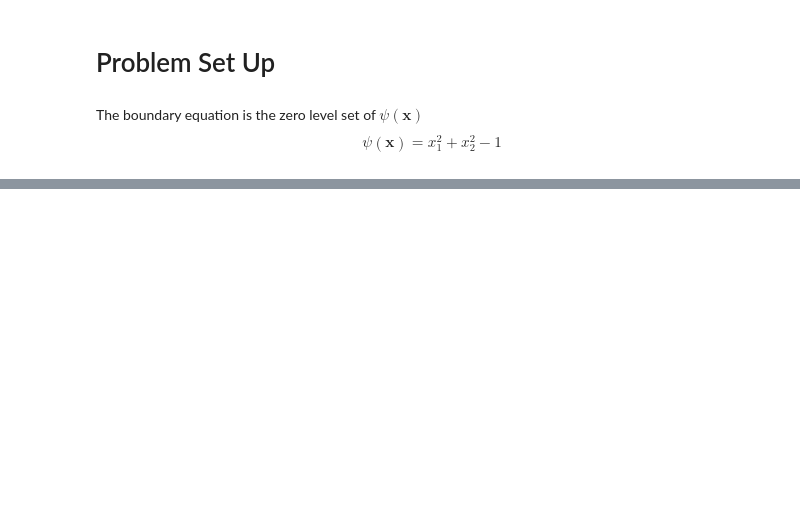
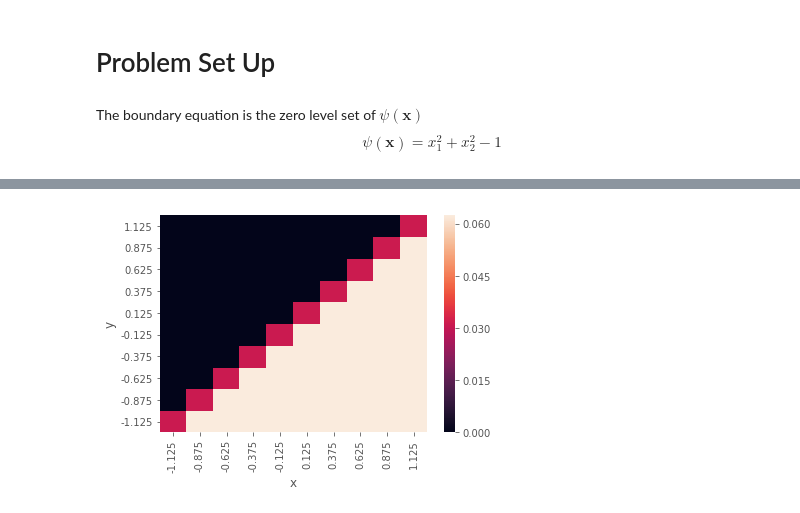
Before and after one commit to marissachanlatte/EmbeddedBoundary, a Jupyter notebook: 2DEmbeddedBoundary.ipynb, the cells around one changed output, grey strips where cells are left out. Drawn from its saved outputs; the diff is of its cells as text; code cells hidden in the pictures; blank space fills up the shorter version.

```diff
--- a/2DEmbeddedBoundary.ipynb
+++ b/2DEmbeddedBoundary.ipynb
@@ -255,0 +388,25 @@ volume_moments[0, 0, 12]
+# %%
+# Cell Centers
+h = .25
+a = -1.125
+b = 1.125
+x = np.linspace(a, b, 10)
+y = np.linspace(a, b, 10)
+X, Y = np.meshgrid(x,y)
+points = np.array(list(zip(X.flatten(), Y.flatten())))
+num_cells = len(points)
+# %%
+# Setup Normals
+normal_derivatives = setup_normals(Q, num_cells, partialPsiLine, lineL)
+# Compute 1d Moments
+vol_frac_1d = compute_1d_moments(num_cells, points, h, lineIntersection, type='line')
+# Main Loop
+volume_moments_line, boundary_moments = main(Q, num_cells, vol_frac_1d, points, h, normal_derivatives, type='line')
+# %%
+data = {'x': points[:, 0], 'y': points[:, 1], 'area': volume_moments_line[0, 0]}
+df = pd.DataFrame(data=data)
+pivot = df.pivot(index='y', columns='x', values='area')
+ax = sns.heatmap(pivot)
+ax.invert_yaxis()
+# %% [output]
+[figure, added]
```
Also changed, not shown: parts of 30 cells of this notebook.
